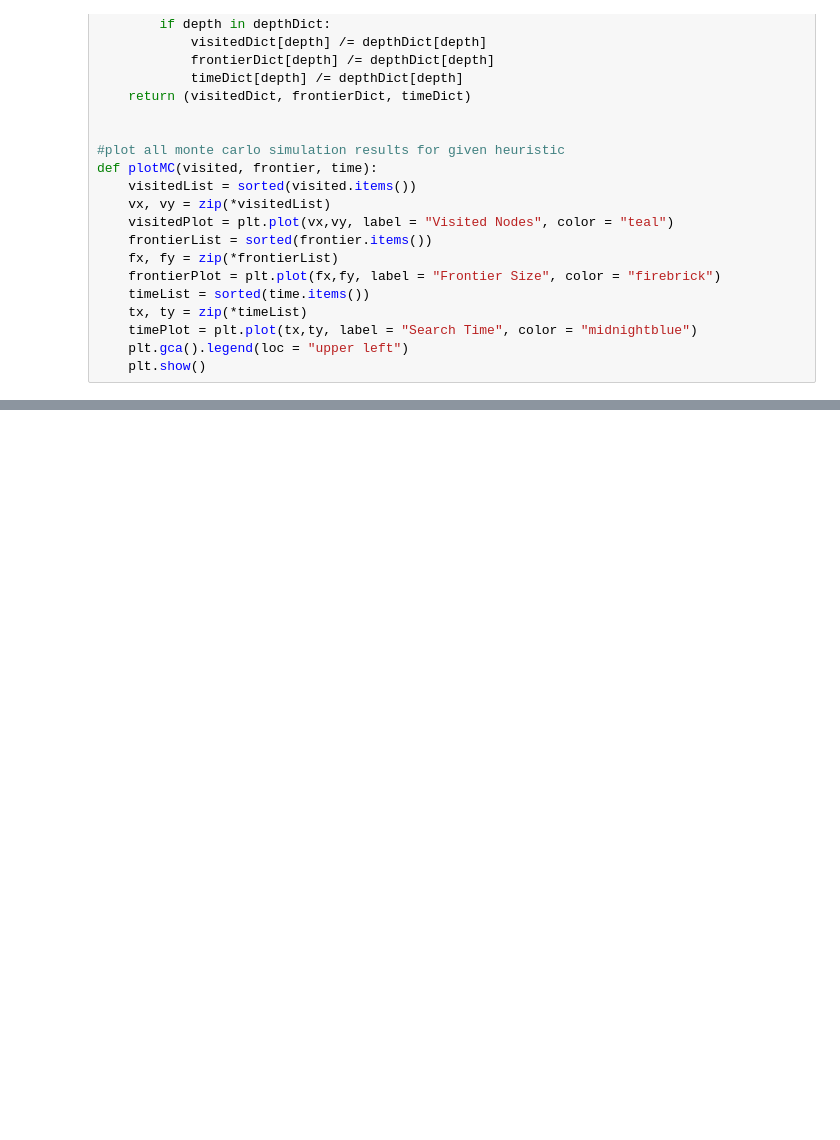
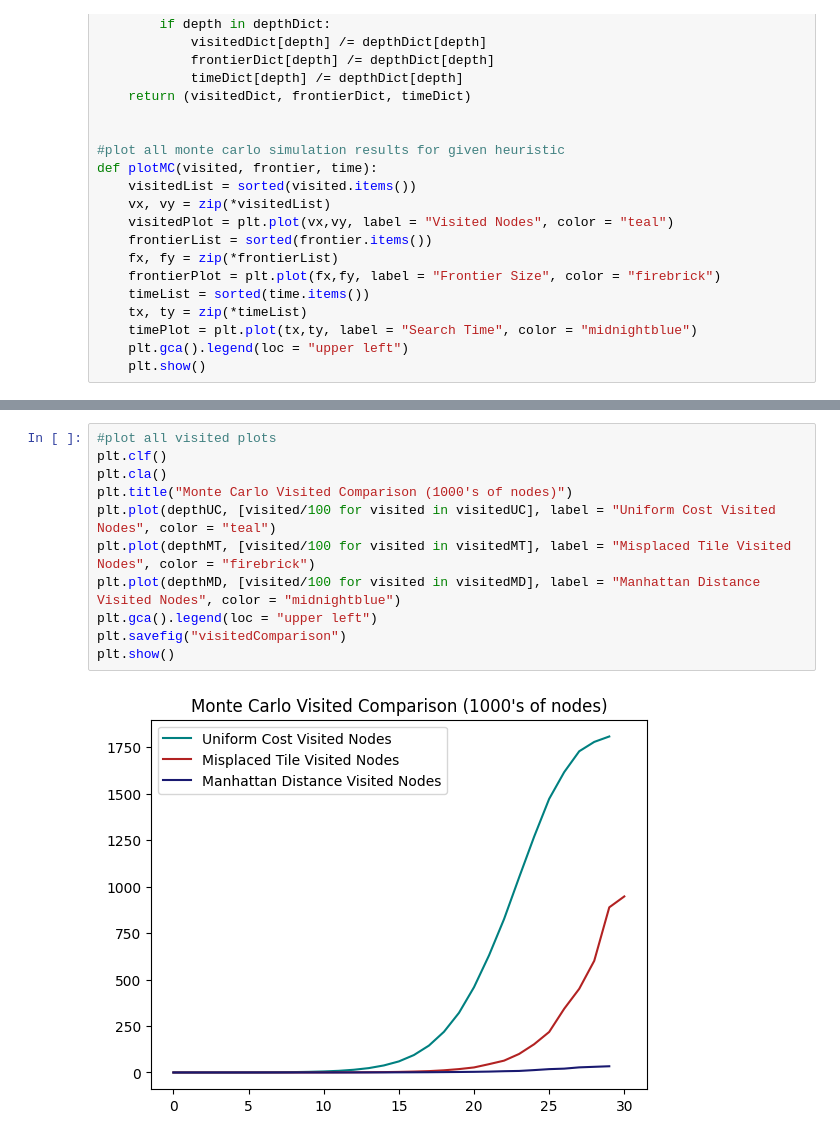
Before and after one commit to BrandonPaulsen/PYSlidingPuzzles, a Jupyter notebook: PYSlidingPuzzle.ipynb, the cells around one changed output, grey strips where cells are left out. Drawn from its saved outputs; the diff is of its cells as text; blank space fills up the shorter version.

```diff
--- a/PYSlidingPuzzle.ipynb
+++ b/PYSlidingPuzzle.ipynb
@@ -434,0 +473,13 @@ plt.show()
+# %%
+#plot all visited plots
+plt.clf()
+plt.cla()
+plt.title("Monte Carlo Visited Comparison (1000's of nodes)")
+plt.plot(depthUC, [visited/100 for visited in visitedUC], label = "Uniform Cost Visited Nodes", color = "teal")
+plt.plot(depthMT, [visited/100 for visited in visitedMT], label = "Misplaced Tile Visited Nodes", color = "firebrick")
+plt.plot(depthMD, [visited/100 for visited in visitedMD], label = "Manhattan Distance Visited Nodes", color = "midnightblue")
+plt.gca().legend(loc = "upper left")
+plt.savefig("visitedComparison")
+plt.show()
+# %% [output]
+[figure, added]
```
Also changed, not shown: parts of 5 cells of this notebook, 11 other files.
